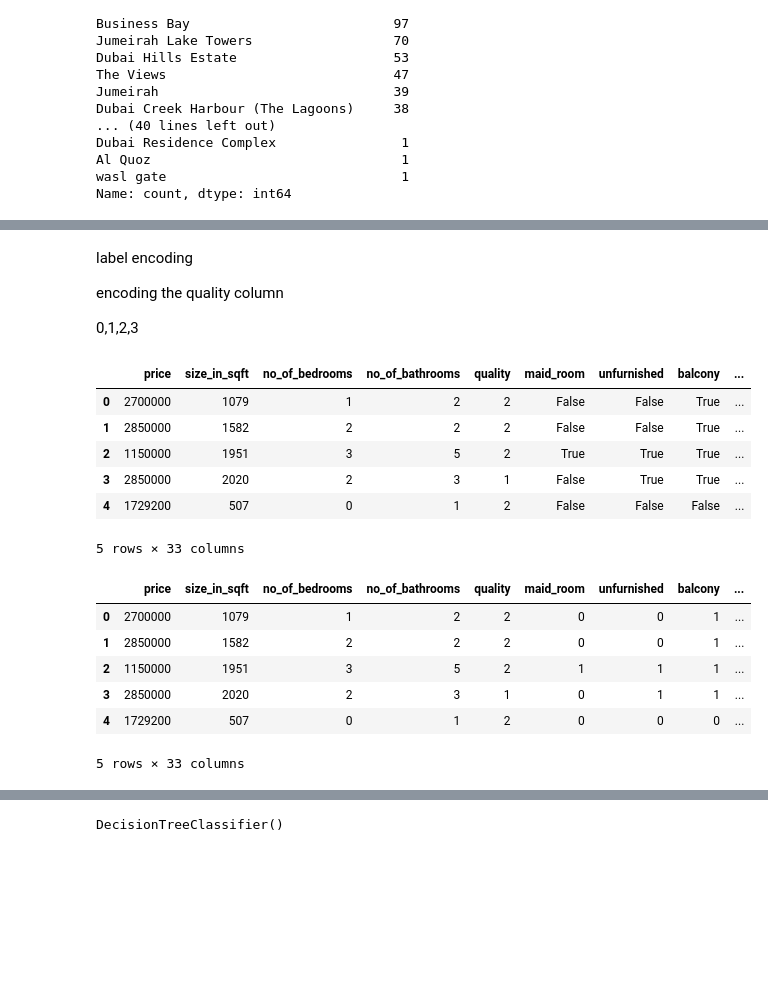
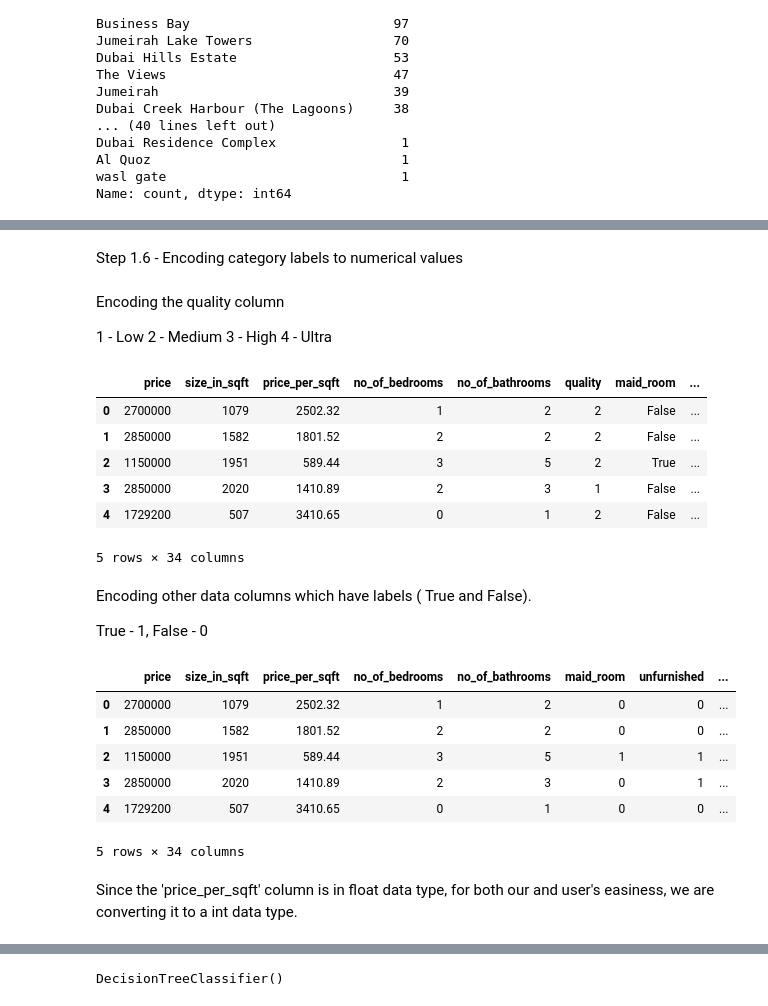
Before and after one commit to anuththara325/DubaiProperty_PricePrediction, a Jupyter notebook: DubaiProperty_Prediction.ipynb, the cells around one changed output, grey strips where cells are left out. Cells and saved outputs as stored; diff of their text form; code cells hidden in the pictures; blank space fills up the shorter version.

```diff
--- a/DubaiProperty_Prediction.ipynb
+++ b/DubaiProperty_Prediction.ipynb
@@ -194,8 +218,0 @@ to avoid the model complexity.
-# %%
-dataset['neighborhood'] = pd.factorize(dataset['neighborhood'])[0]
-
-# Calculate the correlation between 'neighborhood' and 'latitude'
-corr = dataset['neighborhood'].corr(dataset['latitude'])
-
-# Print the correlation
-print(corr)
@@ -204,8 +218,0 @@ print(corr)
-# %%
-dataset['neighborhood'] = pd.factorize(dataset['neighborhood'])[0]
-
-# Calculate the correlation between 'neighborhood' and 'latitude'
-corr = dataset['neighborhood'].corr(dataset['longitude'])
-
-# Print the correlation
-print(corr)
@@ -227,5 +221,5 @@ so we will be dropping, (neighborhood,longitude,latitude,price per sqaure feet),
 # %%
-dataset2 = dataset.drop(['neighborhood', 'longitude', 'latitude','price_per_sqft','id'], axis=1)
+dataset2 = dataset.drop(['neighborhood', 'longitude', 'latitude','id'], axis=1)
 # %%
 dataset2.head()
 # %% [output]
@@ -239,9 +233,12 @@ dataset2.head()
+# %% [markdown]
+Step 1.6 - Encoding category labels to numerical values
 # %% [markdown]
-label encoding
+Encoding the quality column
 
-encoding the quality column
-
-0,1,2,3
+1 - Low
+2 - Medium
+3 - High
+4 - Ultra
 # %%
 from sklearn.preprocessing import LabelEncoder
 label_encoder = LabelEncoder()
@@ -249,26 +246,32 @@ dataset2['quality'] = label_encoder.fit_transform(dataset2['quality'])
 # %%
 dataset2.head()
 # %% [output]
-|  | price | size_in_sqft | no_of_bedrooms | no_of_bathrooms | quality | maid_room | unfurnished | balcony | ... |
-| 0 | 2700000 | 1079 | 1 | 2 | 2 | False | False | True | ... |
-| 1 | 2850000 | 1582 | 2 | 2 | 2 | False | False | True | ... |
-| 2 | 1150000 | 1951 | 3 | 5 | 2 | True | True | True | ... |
-| 3 | 2850000 | 2020 | 2 | 3 | 1 | False | True | True | ... |
-| 4 | 1729200 | 507 | 0 | 1 | 2 | False | False | False | ... |
+|  | price | size_in_sqft | price_per_sqft | no_of_bedrooms | no_of_bathrooms | quality | maid_room | ... |
+| 0 | 2700000 | 1079 | 2502.32 | 1 | 2 | 2 | False | ... |
+| 1 | 2850000 | 1582 | 1801.52 | 2 | 2 | 2 | False | ... |
+| 2 | 1150000 | 1951 | 589.44 | 3 | 5 | 2 | True | ... |
+| 3 | 2850000 | 2020 | 1410.89 | 2 | 3 | 1 | False | ... |
+| 4 | 1729200 | 507 | 3410.65 | 0 | 1 | 2 | False | ... |
-5 rows × 33 columns
+5 rows × 34 columns
+# %% [markdown]
+Encoding other data columns which have labels ( True and False).
+
+True - 1, False - 0
 # %%
 le = LabelEncoder()
-dataset_encoded = dataset2.iloc[:,5:33]
+dataset_encoded = dataset2.iloc[:,6:34]
 
 for i in dataset_encoded:
     dataset2[i] = le.fit_transform(dataset_encoded[i])
 
 dataset2.head()
 # %% [output]
-|  | price | size_in_sqft | no_of_bedrooms | no_of_bathrooms | quality | maid_room | unfurnished | balcony | ... |
-| 0 | 2700000 | 1079 | 1 | 2 | 2 | 0 | 0 | 1 | ... |
-| 1 | 2850000 | 1582 | 2 | 2 | 2 | 0 | 0 | 1 | ... |
-| 2 | 1150000 | 1951 | 3 | 5 | 2 | 1 | 1 | 1 | ... |
-| 3 | 2850000 | 2020 | 2 | 3 | 1 | 0 | 1 | 1 | ... |
-| 4 | 1729200 | 507 | 0 | 1 | 2 | 0 | 0 | 0 | ... |
+|  | price | size_in_sqft | price_per_sqft | no_of_bedrooms | no_of_bathrooms | maid_room | unfurnished | ... |
+| 0 | 2700000 | 1079 | 2502.32 | 1 | 2 | 0 | 0 | ... |
+| 1 | 2850000 | 1582 | 1801.52 | 2 | 2 | 0 | 0 | ... |
+| 2 | 1150000 | 1951 | 589.44 | 3 | 5 | 1 | 1 | ... |
+| 3 | 2850000 | 2020 | 1410.89 | 2 | 3 | 0 | 1 | ... |
+| 4 | 1729200 | 507 | 3410.65 | 0 | 1 | 0 | 0 | ... |
-5 rows × 33 columns
+5 rows × 34 columns
+# %% [markdown]
+Since the 'price_per_sqft' column is in float data type, for both our and user's easiness, we are converting it to a int data type.
```
Also changed, not shown: parts of 49 cells of this notebook, 3 other files.
